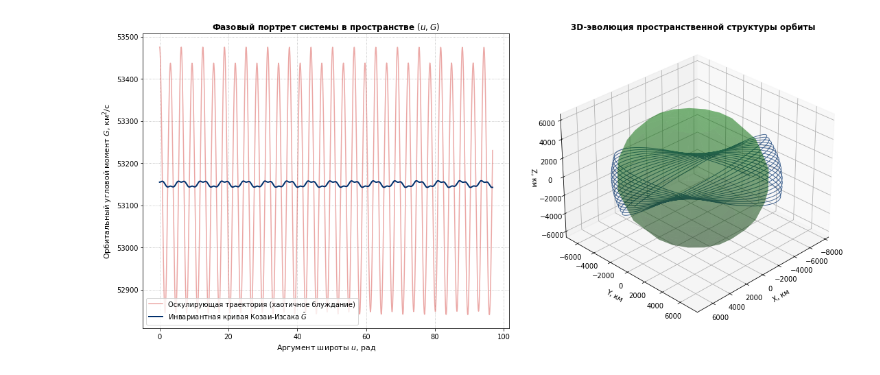
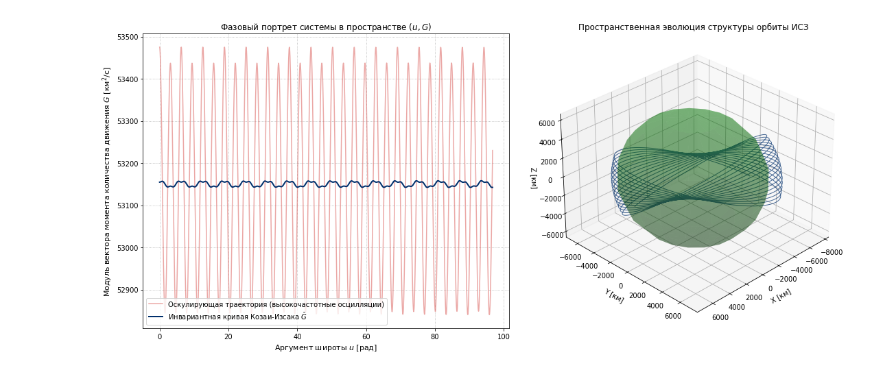
Before and after one commit to DPritykin/nonlinear-dynamics, a Jupyter notebook: Asymtotic Methods in Astrodynamics/4 Метод фон Цейпеля.ipynb, the cells around one changed output. Saved outputs shown, nothing was run; the diff lists cells and outputs as text; code cells hidden in the pictures.

```diff
--- a/Asymtotic Methods in Astrodynamics/4 Метод фон Цейпеля.ipynb
+++ b/Asymtotic Methods in Astrodynamics/4 Метод фон Цейпеля.ipynb
@@ -921,16 +920,21 @@ import numpy as np
 import matplotlib.pyplot as plt
 from scipy.integrate import solve_ivp
 
-# 1. Инициализация констант (аналогично теоретической части)
+# =====================================================================
+# 1. ОПРЕДЕЛЕНИЕ ФИЗИЧЕСКИХ КОНСТАНТ И ПАРАМЕТРОВ МОДЕЛИРОВАНИЯ
+# =====================================================================
 mu = 398600.4415
 R_E = 6378.137
-J2 = 1.082626e-3 * 15 # Увеличим J2 для визуальной наглядности эффекта на графике
+# Значение J2 увеличено в 15 раз для наглядности визуализации векового эффекта
+J2 = 1.082626e-3 * 15
 
 a = 7200.0; e = 0.06; i = np.radians(50.0); omega = np.radians(0.0)
 r0 = a * (1 - e); u0 = omega; R0 = 0.0
 G0 = np.sqrt(mu * a * (1 - e**2)); H0 = G0 * np.cos(i)
 
-# 2. Уравнения движения (сжатие Земли)
+# =====================================================================
+# 2. КАНОНИЧЕСКИЕ УРАВНЕНИЯ ДВИЖЕНИЯ (ПОЛЯРНОЕ СЖАТИЕ ЗЕМЛИ)
+# =====================================================================
 def equations(t, y):
     r, u, R, G = y
     cos_i = H0 / G
@@ -941,52 +945,57 @@ def equations(t, y):
     dG_dt = - (3*mu*J2*R_E**2)/(2*r**3)*sin_i**2*np.sin(2*u)
     return [dr_dt, du_dt, dR_dt, dG_dt]
 
-# Интегрируем на 15 витков для раскрытия геометрии прецессии
+# Интегрирование на интервале 15 периодов обращения для раскрытия геометрии прецессии
 T_orbit = 2 * np.pi * np.sqrt(a**3 / mu)
 sol = solve_ivp(equations, (0, 15*T_orbit), [r0, u0, R0, G0], t_eval=np.linspace(0, 15*T_orbit, 3000), rtol=1e-9, atol=1e-9)
 r, u, R, G = sol.y
 
-# 3. Расчет среднего импульса Козаи-Изсака (исправленный знак поправки)
+# =====================================================================
+# 3. ВЫЧИСЛЕНИЕ СРЕДНЕГО ИМПУЛЬСА КОЗАИ-ИЗСАКА
+# =====================================================================
 G_mean = G - (3.0 * mu * J2 * R_E**2) / (4.0 * G * r) * (1.0 - (H0/G)**2) * np.cos(2*u)
 
-# 4. Перевод в 3D Декартовы координаты (для метода 2)
-# Учтем вековое движение узла (для демонстрации прецессии плоскости)
+# =====================================================================
+# 4. ТРАНСФОРМАЦИЯ В ГЕОЦЕНТРИЧЕСКИЕ ДЕКАРТОВЫ КООРДИНАТЫ
+# =====================================================================
+# Учитывается вековое движение плоскости орбиты (регрессия узла)
 Omega_dot = - (3 * np.sqrt(mu) * J2 * R_E**2) / (2 * a**(3.5) * (1-e**2)**2) * np.cos(i)
 Omega = Omega_dot * sol.t
 
 X = r * (np.cos(u)*np.cos(Omega) - np.sin(u)*np.sin(Omega)*np.cos(i))
 Y = r * (np.cos(u)*np.sin(Omega) + np.sin(u)*np.cos(Omega)*np.cos(i))
 Z = r * np.sin(u)*np.sin(i)
 
 # =====================================================================
-# ВЫВОД ГРАФИКОВ
+# 5. КОМПЛЕКСНАЯ ВИЗУАЛИЗАЦИЯ РЕЗУЛЬТАТОВ
 # =====================================================================
 fig = plt.figure(figsize=(16, 7))
 
-# График 1: Фазовый портрет в переменных Хилла (Метод 1)
+# График 1: Фазовый портрет в переменных Хилла
 ax1 = fig.add_subplot(1, 2, 1)
-ax1.plot(u, G, color='#d9534f', alpha=0.5, label='Оскулирующая траектория (хаотичное блуждание)')
+ax1.plot(u, G, color='#d9534f', alpha=0.5, label='Оскулирующая траектория (высокочастотные осцилляции)')
 ax1.plot(u, G_mean, color='#002f6c', linewidth=2, label='Инвариантная кривая Козаи-Изсака $\\bar{G}$')
-ax1.set_title('Фазовый портрет системы в пространстве $(u, G)$', fontsize=12, fontweight='bold')
-ax1.set_xlabel('Аргумент широты $u$, рад', fontsize=11)
-ax1.set_ylabel('Орбитальный угловой момент $G$, км$^2$/с', fontsize=11)
+ax1.set_title('Фазовый портрет системы в пространстве $(u, G)$', fontsize=12)
+ax1.set_xlabel('Аргумент широты $u$ [рад]', fontsize=11)
+ax1.set_ylabel('Модуль вектора момента количества движения $G$ [км$^2$/с]', fontsize=11)
 ax1.grid(True, linestyle=':')
 ax1.legend(loc='lower left')
 
-# График 2: 3D-моделирование прецессии орбиты (Метод 2)
+# График 2: Трехмерное моделирование пространственной прецессии орбиты
 ax2 = fig.add_subplot(1, 2, 2, projection='3d')
 ax2.plot(X, Y, Z, color='#002f6c', alpha=0.7, linewidth=1, label='Траектория ИСЗ')
-# Рисуем Землю для масштаба
+
+# Аппроксимация сферической поверхности Земли для масштабирования иллюстрации
 u_s, v_s = np.mgrid[0:2*np.pi:20j, 0:np.pi:10j]
 xs = R_E * np.cos(u_s) * np.sin(v_s); ys = R_E * np.sin(u_s) * np.sin(v_s); zs = R_E * np.cos(v_s)
 ax2.plot_surface(xs, ys, zs, color='g', alpha=0.3)
 
-ax2.set_title('3D-эволюция пространственной структуры орбиты', fontsize=12, fontweight='bold')
-ax2.set_xlabel('X, км'); ax2.set_ylabel('Y, км'); ax2.set_zlabel('Z, км')
+ax2.set_title('Пространственная эволюция структуры орбиты ИСЗ', fontsize=12)
+ax2.set_xlabel('X [км]'); ax2.set_ylabel('Y [км]'); ax2.set_zlabel('Z [км]')
 ax2.view_init(elev=30, azim=45)
 
 plt.tight_layout()
 plt.show()
 # %% [output]
-[figure, old version]
+[figure, new version]
 # %% [markdown]
```
Also changed, not shown: parts of 36 cells of this notebook.
